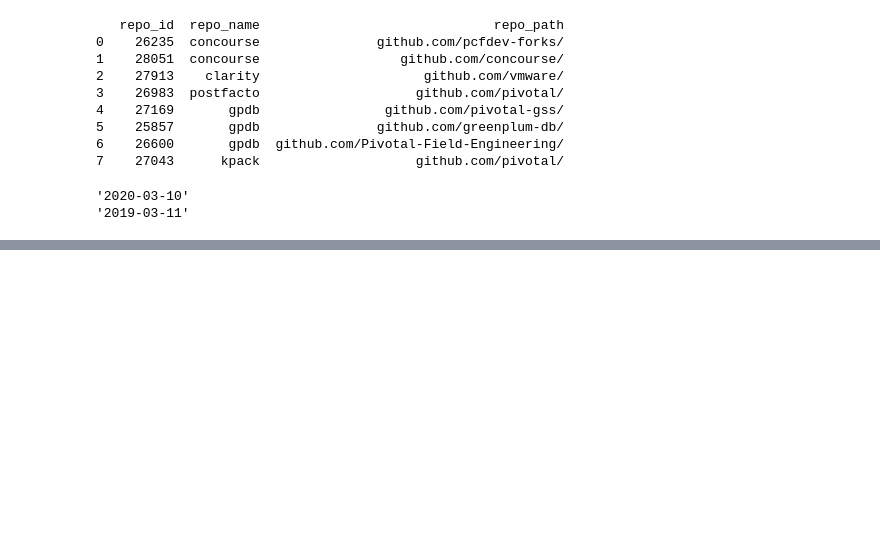
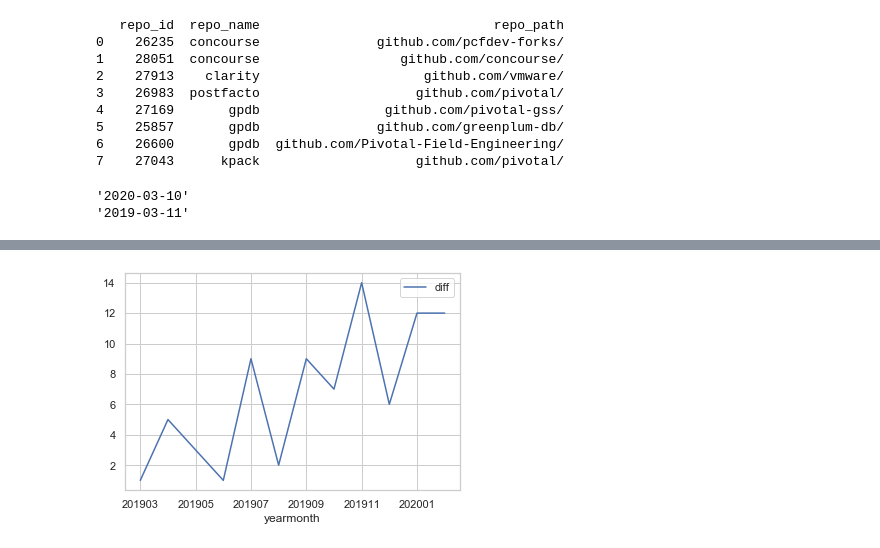
Before and after one commit to Hsingh2096/Hsingh2096, a Jupyter notebook: code/dawn_project_health.ipynb, the cells around one changed output, grey strips where cells are left out. Cells and saved outputs as stored; diff of their text form; code cells hidden in the pictures; blank space fills up the shorter version.

```diff
--- a/code/dawn_project_health.ipynb
+++ b/code/dawn_project_health.ipynb
@@ -377,0 +410,8 @@ print((pr_slopeDF['all_total'] - pr_slopeDF['closed_total']).median())
+# %%
+ax = plt.gca()
+
+pr_slopeDF.plot(kind='line',x='yearmonth',y='diff', ax=ax)
+
+plt.show()
+# %% [output]
+[figure, added]
```
Also changed, not shown: parts of 8 cells of this notebook.
